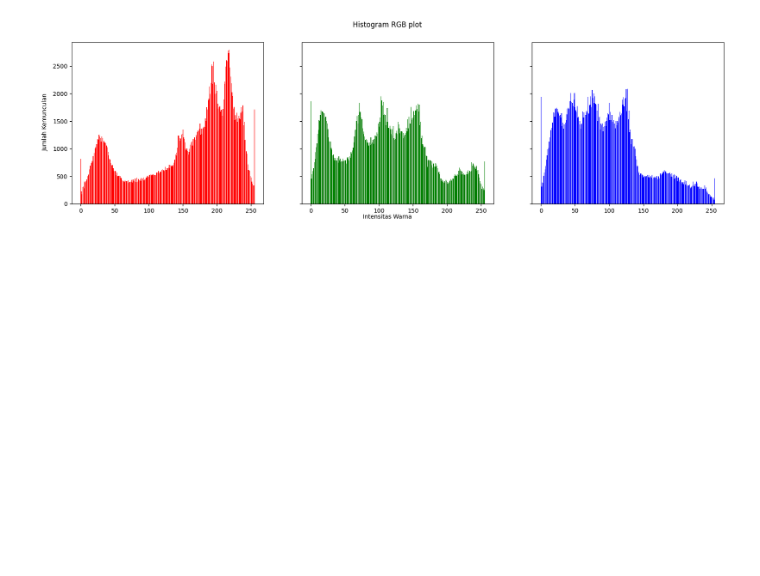
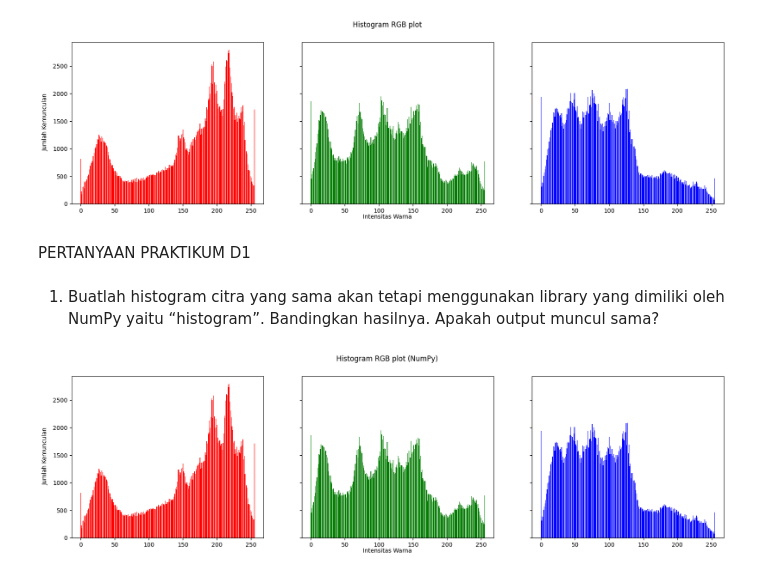
Before and after one commit to cindylrs04/PCVK25_3F_06, a Jupyter notebook: Week5_06.ipynb, the cells around one changed output. Saved outputs shown, nothing was run; the diff lists cells and outputs as text; code cells hidden in the pictures; blank space fills up the shorter version.

Commit message:
P5_PertanyaanD1_06

```diff
--- a/Week5_06.ipynb
+++ b/Week5_06.ipynb
@@ -46,3 +48,35 @@ axs[2].bar(names, blue, color='blue')
 # %% [output]
 <BarContainer object of 256 artists>
 [figure]
+# %% [markdown]
+PERTANYAAN PRAKTIKUM D1
+# %% [markdown]
+1. Buatlah histogram citra yang sama akan tetapi menggunakan library yang dimiliki oleh
+NumPy yaitu “histogram”. Bandingkan hasilnya. Apakah output muncul sama?
+# %%
+img = cv.imread('/content/drive/MyDrive/Colab Notebooks/PCVK25_3F_06/Gambar/lena.jpg')
+img = cv.cvtColor(img, cv.COLOR_BGR2RGB)
+
+red_channel = img[:, :, 0].flatten()
+green_channel = img[:, :, 1].flatten()
+blue_channel = img[:, :, 2].flatten()
+
+# Hitung histogram menggunakan NumPy
+red_hist, _ = np.histogram(red_channel, bins=256, range=(0,256))
+green_hist, _ = np.histogram(green_channel, bins=256, range=(0,256))
+blue_hist, _ = np.histogram(blue_channel, bins=256, range=(0,256))
+
+names = np.arange(256)
+
+fig, axs = plt.subplots(1, 3, figsize=[20,5], sharex=True, sharey=True)
+fig.suptitle('Histogram RGB plot (NumPy)')
+fig.text(0.09, 0.5, 'Jumlah Kemunculan', va='center', rotation='vertical')
+fig.text(0.5, 0.04, 'Intensitas Warna', ha='center')
+
+axs[0].bar(names, red_hist, color='red')
+axs[1].bar(names, green_hist, color='green')
+axs[2].bar(names, blue_hist, color='blue')
+
+plt.show()
+# %% [output]
+[figure, added]
```
Also changed, not shown: parts of 6 cells of this notebook.
